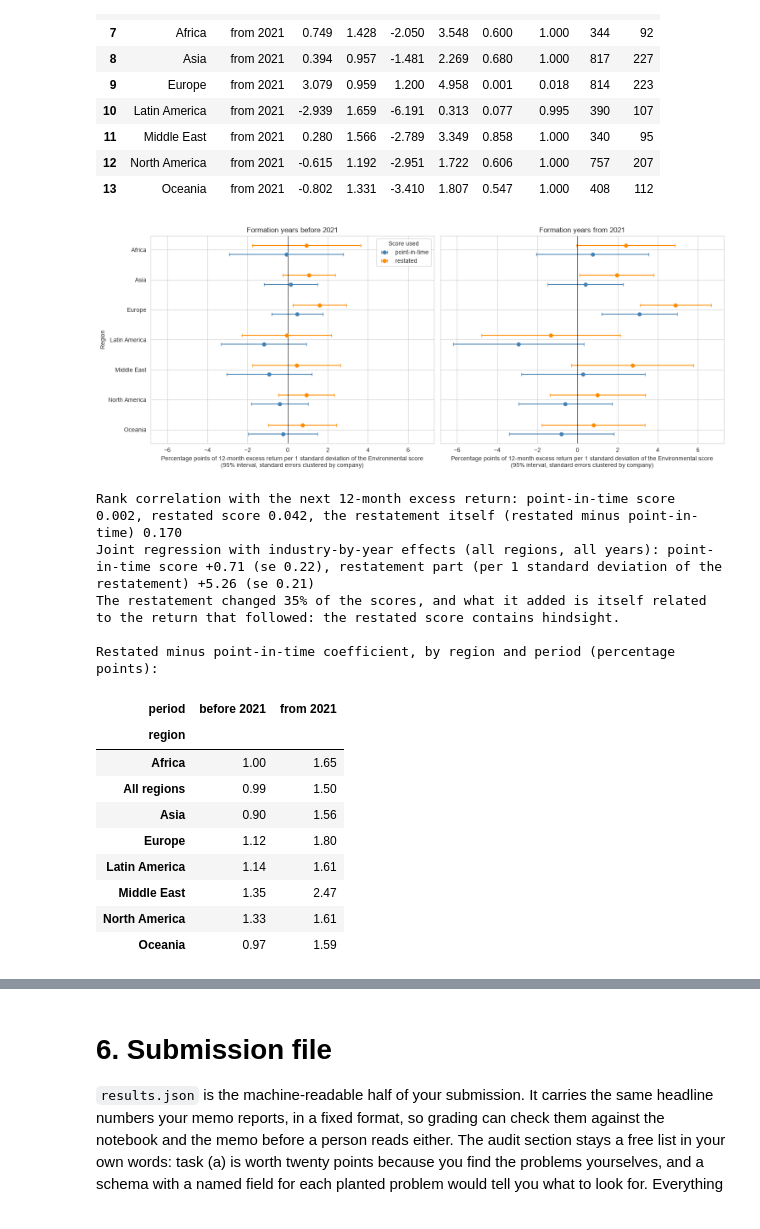
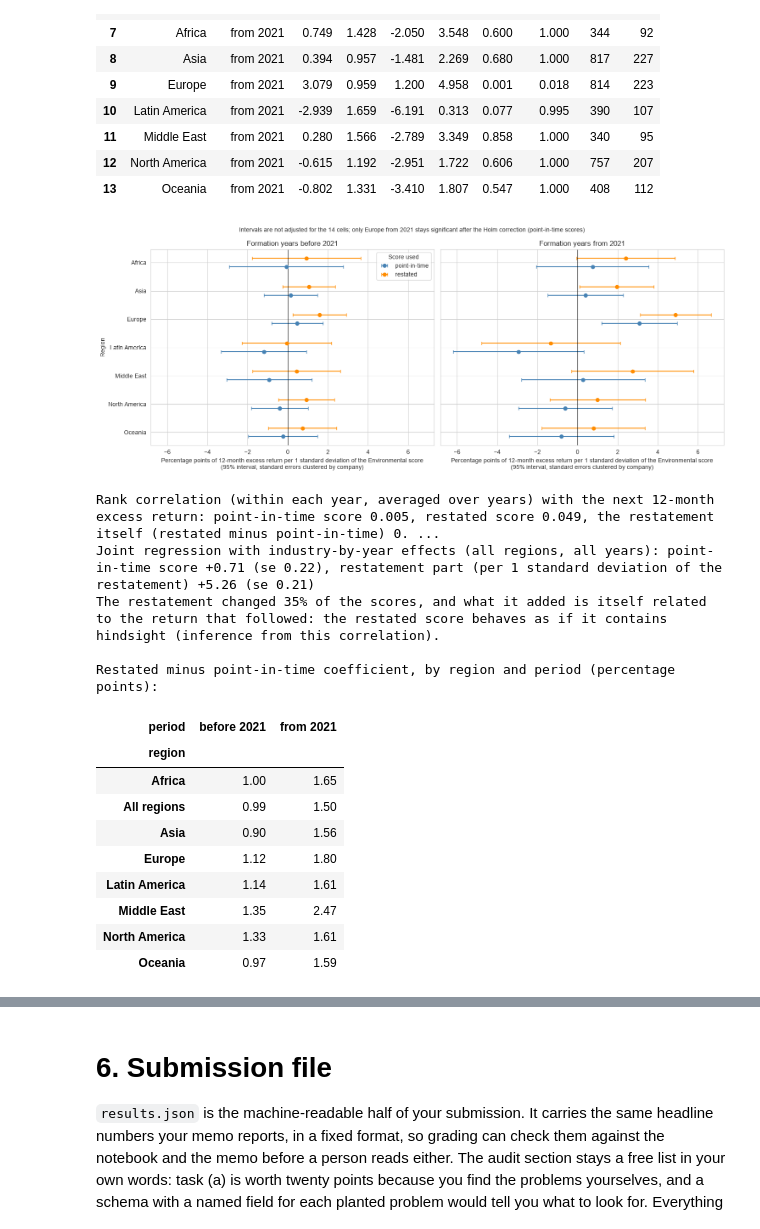
Before and after one commit to FBE5d5wqfds/EAIF-, a Jupyter notebook: group_project_AS2026/notebook/Group_Work_AS_2026_solution.ipynb, the cells around one changed output, grey strips where cells are left out. Drawn from its saved outputs; the diff is of its cells as text; code cells hidden in the pictures.

Commit message:
Apply council fixes to tasks (a) to (c), add task (d) backtest and the final results.json cell, update the task (a) results sheet
Co-Authored-By: Claude Sonnet 5.5 <noreply@anthropic.com>

```diff
--- a/group_project_AS2026/notebook/Group_Work_AS_2026_solution.ipynb
+++ b/group_project_AS2026/notebook/Group_Work_AS_2026_solution.ipynb
@@ -538,7 +542,9 @@ all_firms = {y: ml_c.loc[ml_c["Formation_Year"] == y, "Company_ID"].tolist() for
 survivors = {y: [c for c in all_firms[y] if c in survivor_ids] for y in fyears}
 bench_full = backtest(all_firms, returns_c, factors, cost_bp=0)
 bench_surv = backtest(survivors, returns_c, factors, cost_bp=0)
-audit["surv"] = dict(exits=n_exit, universe=len(survivor_ids), firms=panel["Company_ID"].nunique(),
+short_exit = int(((ml_c["Hold_Months"] < 12) & (ml_c["Formation_Year"] <= 2024)).sum())   # firm-years of exiting firms with fewer than 12 holding months
+censored_2025 = int((ml_c["Formation_Year"] == 2025).sum())                                 # formation 2025: returns end in December 2025
+audit["surv"] = dict(exits=n_exit, universe=len(survivor_ids), firms=panel["Company_ID"].nunique(), short_exit=short_exit, censored_2025=censored_2025,
                      ret_full=bench_full["Annualised return (%)"], ret_surv=bench_surv["Annualised return (%)"],
                      sharpe_full=bench_full["Sharpe ratio"], sharpe_surv=bench_surv["Sharpe ratio"])
 print(f"{panel['Company_ID'].nunique():,} firms in the panel, {len(survivor_ids)} in universe_current.csv, {n_exit} exited before 2025")
@@ -617,6 +741,19 @@ Environmental scores exactly 0 or 100: 65 rows; monthly returns exactly -95%: 8
 # %%
-# ---- (a) Step 8: the audit table (one row per problem, numbers computed above) ----
-assert all(k in audit for k in ["unit", "dups", "leak", "surv", "restated", "missing", "bounds"]), "Run the cells above first (Runtime > Run all)."
+# ---- (a) Step 10: the audit table (one row per problem, numbers computed above) ----
+assert all(k in audit for k in ["unit", "dups", "leak", "surv", "restated", "missing", "bounds"]) and "model_data_a" in globals(), "Run the cells above first (Runtime > Run all)."
+# two effects that need the model panel: linear-model test RMSE without the carbon features, and without rows that have a clipped score
+from sklearn.pipeline import make_pipeline
+from sklearn.preprocessing import StandardScaler
+from sklearn.linear_model import LinearRegression
+def linear_test_rmse(features, keep_train=None):
+    tr, te = model_data_a[train_a], model_data_a[test_a]
+    if keep_train is not None:
+        tr = tr[keep_train(tr)]
+    m = make_pipeline(StandardScaler(), LinearRegression()).fit(tr[features], tr["Hold_Return_Pct"])
+    return float(np.sqrt(mean_squared_error(te["Hold_Return_Pct"], m.predict(te[features]))))
+not_clipped = lambda d: ~d[["Environmental_Score", "Social_Score", "Governance_Score"]].isin([0, 100]).any(axis=1)
+audit["missing"].update(rmse_full=linear_test_rmse(feature_cols_a), rmse_no_carbon=linear_test_rmse([f for f in feature_cols_a if f not in ("log_Carbon_Int", "Carbon_Missing")]))
+audit["bounds"].update(rmse_noclip=linear_test_rmse(feature_cols_a, not_clipped), n_clip_train=int((~not_clipped(model_data_a[train_a])).sum()))
 u, d, l, s, r, ms, bd = (audit[k] for k in ["unit", "dups", "leak", "surv", "restated", "missing", "bounds"])
 audit_entries = [
     dict(issue="Wrong unit: revenue and market cap about 1,000 times too large for some firms", file="firm_year_panel.csv",
@@ -629,36 +766,37 @@ audit_entries = [
          treatment="Keep the first row per company-month",
          affected_ids=[], affected_count=d["keys"],
          effect=f"Firm-years with a full 12 holding months {d['full12_before']:,} -> {d['full12_after']:,} ({d['over12_before']} firm-years had 13 months and were dropped)"),
-    dict(issue="Analyst_Outlook is related to the next 12-month return (carries future information)", file="firm_year_panel.csv",
+    dict(issue="Analyst_Outlook behaves as if stamped with future information (related to the next 12-month return)", file="firm_year_panel.csv",
          detected_by="Rank correlation with the return in three 12-month windows: only the next window is non-zero",
          treatment="Exclude from every model; listed in the feature table as excluded",
          affected_ids=[], affected_count=int(panel.shape[0]),
          effect=f"Rank correlation with the next 12-month return {l['rho_next']:.2f} (other windows {l['rho_before']:.2f}, {l['rho_before2']:.2f}); random forest test RMSE {l['rmse_without']:.2f} without vs {l['rmse_with']:.2f} with it (baseline {l['rmse_base']:.2f})"),
     dict(issue="Survivorship: universe_current.csv lists survivors only", file="universe_current.csv",
          detected_by=f"{s['universe']} firms in the file vs {s['firms']:,} in the panel; {s['exits']} firms have a last fiscal year before 2025",
-         treatment="Build every sample and the benchmark on the full panel and hold exiting firms until their last month",
+         treatment="Build every sample and the benchmark on the full panel and hold exiting firms until their last month in the backtest (model fitting needs the full 12 months)",
          affected_ids=[], affected_count=s["exits"],
-         effect=f"Equal-weight benchmark: {s['ret_full']:.2f}% a year on the full panel vs {s['ret_surv']:.2f}% on survivors only (Sharpe {s['sharpe_full']:.3f} vs {s['sharpe_surv']:.3f})"),
-    dict(issue="Restated scores contain hindsight (not point-in-time)", file="esg_scores_restated.csv",
-         detected_by="Compared with the point-in-time scores; the changes correlate with later returns",
+         effect=f"Equal-weight benchmark: {s['ret_full']:.2f}% a year on the full panel vs {s['ret_surv']:.2f}% on survivors only (Sharpe {s['sharpe_full']:.3f} vs {s['sharpe_surv']:.3f}); the model samples also drop {s['short_exit']} firm-years of exiting firms (fewer than 12 holding months), plus {s['censored_2025']} rows of formation year 2025 with only 6 months of returns"),
+    dict(issue="Restated scores behave as if they contain hindsight (not point-in-time)", file="esg_scores_restated.csv",
+         detected_by="Compared with the point-in-time scores; the changes correlate with later returns (inference: hindsight)",
          treatment="Use the point-in-time scores everywhere; use the restated file only for the comparison in task (c)",
          affected_ids=[], affected_count=r["firms_all_changed"],
-         effect=f"{r['firms_all_changed']} firms have every score changed (mean {r['mean_abs_change']:.1f} points); rank correlation of the Environmental score with the next excess return {r['rho_pit']:.3f} (point-in-time) vs {r['rho_rest']:.3f} (restated); {1 - r['top_decile_overlap']:.0%} of the top-decile names change"),
+         effect=f"{r['firms_all_changed']} firms have every score changed (mean {r['mean_abs_change']:.1f} points); within-year rank correlation of the Environmental score with the next excess return {r['rho_pit']:.3f} (point-in-time) vs {r['rho_rest']:.3f} (restated); {1 - r['top_decile_overlap']:.0%} of the top-decile names change"),
     dict(issue="Carbon, water and energy missing together, not at random", file="firm_year_panel.csv",
          detected_by="Missing share by region and by Environmental score",
          treatment="Keep all rows; carbon intensity filled with the industry-year median plus a missing flag; raw water and energy not used",
          affected_ids=[], affected_count=ms["rows"],
-         effect=f"{ms['share']:.1%} of formation rows; Europe {ms['europe']:.1%} vs {ms['others_min']:.1%} to {ms['others_max']:.1%} elsewhere; mean Environmental score {ms['env_missing']:.1f} (missing) vs {ms['env_present']:.1f}"),
-    dict(issue="Values at the bounds: Environmental scores of exactly 0 or 100, monthly returns of exactly -95%", file="firm_year_panel.csv; stock_returns_monthly.csv",
-         detected_by="Counts of values at the minimum and maximum",
+         effect=f"{ms['share']:.1%} of formation rows; Europe {ms['europe']:.1%} vs {ms['others_min']:.1%} to {ms['others_max']:.1%} elsewhere; mean Environmental score {ms['env_missing']:.1f} (missing) vs {ms['env_present']:.1f}; dropping the carbon features changes the linear test RMSE {ms['rmse_full']:.2f} -> {ms['rmse_no_carbon']:.2f}; dropping the rows with gaps would lose {ms['share']:.1%} of the sample and lift its mean Environmental score {ms['env_all']:.1f} -> {ms['env_present']:.1f}"),
+    dict(issue="Values at the bounds: scores of exactly 0 or 100 (censoring) and monthly returns of exactly -95%", file="firm_year_panel.csv; stock_returns_monthly.csv",
+         detected_by="Counts of values at the minimum and maximum, for all three score components and in the restated file",
          treatment="Kept and documented; cannot be told apart from real values",
-         affected_ids=[], affected_count=bd["score_rows"] + bd["return_rows"],
-         effect=f"{bd['score_rows']} score rows and {bd['return_rows']} return rows, under 0.5% of each file"),
+         affected_ids=[], affected_count=bd["any_rows"] + bd["return_rows"],
+         effect=f"Environmental {bd['env_rows']}, Social {bd['social_rows']}, Governance {bd['gov_rows']} scores at 0 or 100 ({bd['any_rows']} panel rows, {bd['any_rows'] / len(panel):.1%}, have at least one), {bd['return_rows']} returns at -95%; removing the {bd['n_clip_train']} training rows with a clipped score changes the linear test RMSE {ms['rmse_full']:.2f} -> {bd['rmse_noclip']:.2f}"),
 ]
 audit_table = pd.DataFrame([{"Issue": e["issue"], "File": e["file"], "How detected": e["detected_by"], "Treatment": e["treatment"],
                              "Effect on one headline number": e["effect"]} for e in audit_entries])
 pd.set_option("display.max_colwidth", None)
 display(audit_table)
+print("Each effect was measured one problem at a time, on the data as it stood before the other fixes, so the effects do not add up.")
 # %% [output]
 |  | Issue | File | How detected | Treatment | Effect on one headline number |
 | 0 | Wrong unit: revenue and market ca... | firm_year_panel.csv | Carbon, water and energy scale wi... | Divide Revenue and Market_Cap by ... | Mean market cap 213,205 -> 14,108... |
@@ -1114,40 +1174,41 @@ Detail for the point-in-time scores (95% interval, p-values; n = firm-years):
 # %%
 # ---- (c) Step 3: figure ----
 assert "est_table" in globals(), "Run the cells above first (Runtime > Run all)."
 fig, axes = plt.subplots(1, 2, figsize=(15, 6), sharex=True, sharey=True)
 ypos = np.arange(len(REGIONS))[::-1]
 for ax, period in zip(axes, PERIODS):
     for k, (version, colour) in enumerate([("point-in-time", "steelblue"), ("restated", "darkorange")]):
         t = est_table[(est_table["version"] == version) & (est_table["period"] == period)].set_index("region").reindex(REGIONS)
         off = (-0.15 if k == 0 else 0.15)
         ax.errorbar(t["coef"], ypos + off, xerr=[t["coef"] - t["lo"], t["hi"] - t["coef"]], fmt="o", color=colour, capsize=3, label=version)
     ax.axvline(0, color="black", lw=0.8)
     ax.set_yticks(ypos); ax.set_yticklabels(REGIONS)
     ax.set_title(f"Formation years {period}")
     ax.set_xlabel("Percentage points of 12-month excess return per 1 standard deviation of the Environmental score\n(95% interval, standard errors clustered by company)")
 axes[0].set_ylabel("Region"); axes[0].legend(title="Score used")
+fig.suptitle("Intervals are not adjusted for the 14 cells; only Europe from 2021 stays significant after the Holm correction (point-in-time scores)", fontsize=10)
 plt.tight_layout(); plt.show()
 # %% [output]
-[figure, old version]
+[figure, new version]
 # %%
 # ---- (c) Step 4: why do the restated scores give different estimates? ----
 assert "est" in globals(), "Run the cells above first (Runtime > Run all)."
 est["dz"] = est["z_rest"] - est["z_pit"]            # what the restatement added to the standardised score
 est["dz_std"] = est["dz"] / est["dz"].std()          # the same, in standard deviations of the restatement itself
-print(f"Rank correlation with the next 12-month excess return: point-in-time score {rank_corr(est['z_pit'], est['Hold_Excess_Pct']):.3f}, "
-      f"restated score {rank_corr(est['z_rest'], est['Hold_Excess_Pct']):.3f}, the restatement itself (restated minus point-in-time) {rank_corr(est['dz'], est['Hold_Excess_Pct']):.3f}")
+print(f"Rank correlation (within each year, averaged over years) with the next 12-month excess return: point-in-time score {rank_corr_within_year(est, 'z_pit', 'Hold_Excess_Pct'):.3f}, "
+      f"restated score {rank_corr_within_year(est, 'z_rest', 'Hold_Excess_Pct'):.3f}, the restatement itself (restated minus point-in-time) {rank_corr_within_year(est, 'dz', 'Hold_Excess_Pct'):.3f}")
 both = smf.ols("Hold_Excess_Pct ~ z_pit + dz_std + C(ind_year)", data=est).fit(cov_type="cluster", cov_kwds={"groups": pd.factorize(est["Company_ID"])[0]})
 print(f"Joint regression with industry-by-year effects (all regions, all years): point-in-time score {both.params['z_pit']:+.2f} (se {both.bse['z_pit']:.2f}), "
       f"restatement part (per 1 standard deviation of the restatement) {both.params['dz_std']:+.2f} (se {both.bse['dz_std']:.2f})")
-print(f"The restatement changed {((est['Env_restated'] - est['Environmental_Score']).abs() > 0.01).mean():.0%} of the scores, and what it added is itself related to the return that followed: the restated score contains hindsight.")
+print(f"The restatement changed {((est['Env_restated'] - est['Environmental_Score']).abs() > 0.01).mean():.0%} of the scores, and what it added is itself related to the return that followed: the restated score behaves as if it contains hindsight (inference from this correlation).")
 diff = (est_table[est_table["version"] == "restated"].set_index(["region", "period"])["coef"]
         - est_table[est_table["version"] == "point-in-time"].set_index(["region", "period"])["coef"]).unstack()[PERIODS]
 print("\nRestated minus point-in-time coefficient, by region and period (percentage points):")
 display(diff.round(2))
 # %% [output]
-Rank correlation with the next 12-month excess return: point-in-time score 0.002, restated score 0.042, the restatement itself (restated minus point-in-time) 0.170
+Rank correlation (within each year, averaged over years) with the next 12-month excess return: point-in-time score 0.005, restated score 0.049, the restatement itself (restated minus point-in-time) 0. ...
 Joint regression with industry-by-year effects (all regions, all years): point-in-time score +0.71 (se 0.22), restatement part (per 1 standard deviation of the restatement) +5.26 (se 0.21)
-The restatement changed 35% of the scores, and what it added is itself related to the return that followed: the restated score contains hindsight.
+The restatement changed 35% of the scores, and what it added is itself related to the return that followed: the restated score behaves as if it contains hindsight (inference from this correlation).
 
 Restated minus point-in-time coefficient, by region and period (percentage points):
 | period | before 2021 | from 2021 |
```
Also changed, not shown: parts of 28 cells of this notebook, 1 other file.
